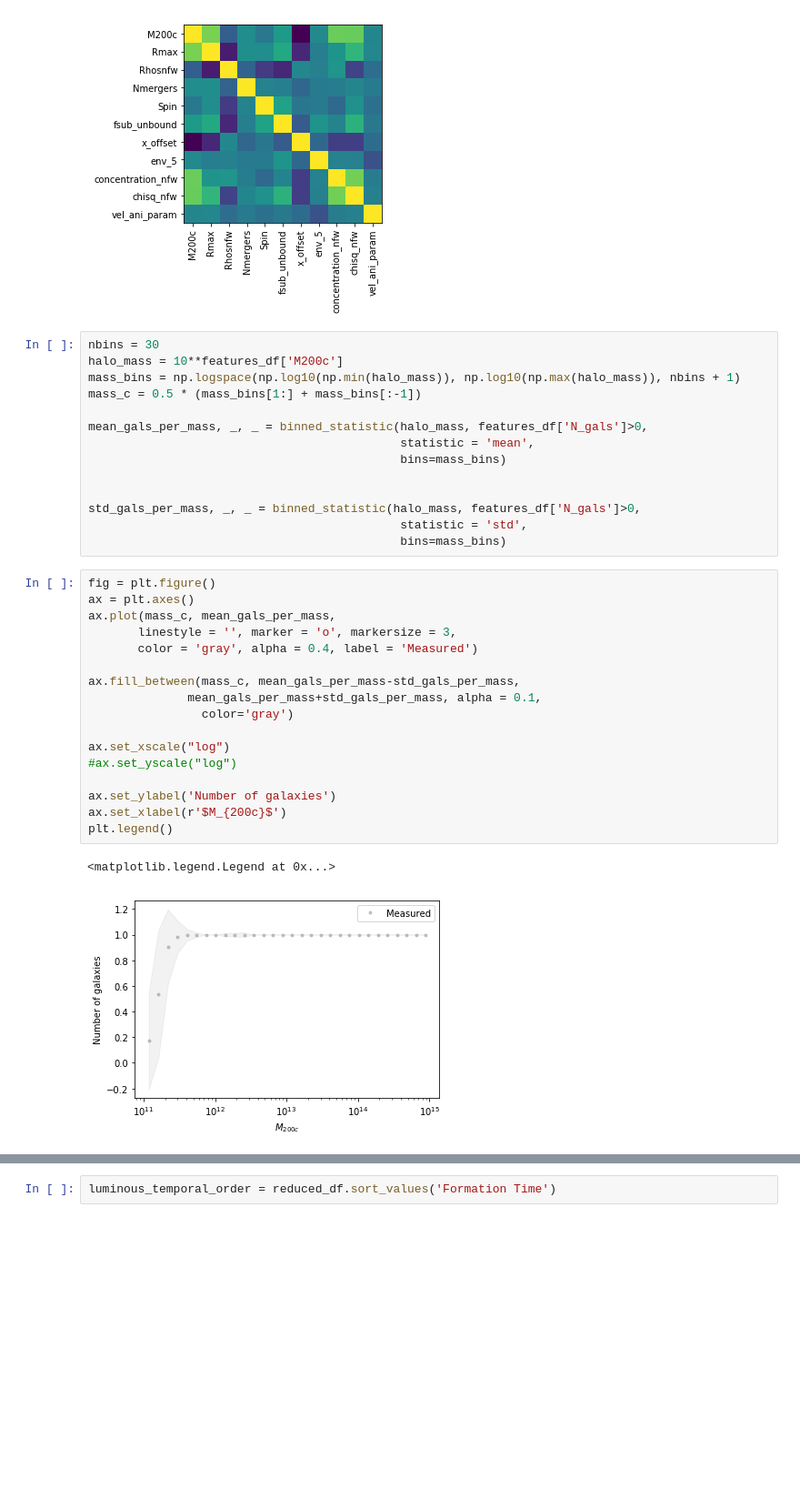
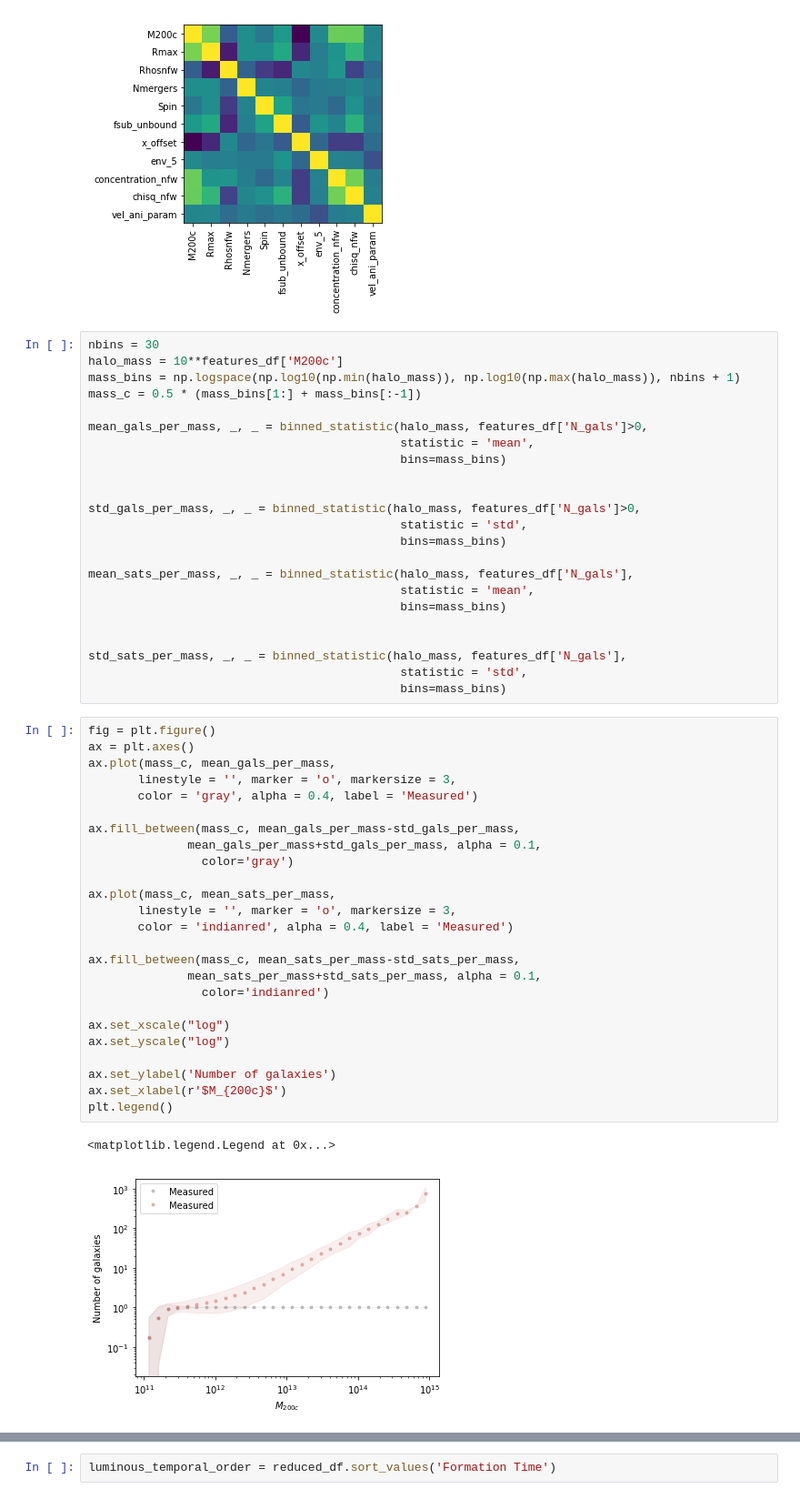
Before and after one commit to florpi/GaHaCo, a Jupyter notebook: notebooks/data_validation.ipynb, the cells around one changed output, grey strips where cells are left out. Shown: that part at 91% size. Saved outputs shown, nothing was run; the diff lists cells and outputs as text; blank space fills up the shorter version.

```diff
--- a/notebooks/data_validation.ipynb
+++ b/notebooks/data_validation.ipynb
@@ -209,23 +219,40 @@ mean_gals_per_mass, _, _ = binned_statistic(halo_mass, features_df['N_gals']>0,
 std_gals_per_mass, _, _ = binned_statistic(halo_mass, features_df['N_gals']>0,
                                             statistic = 'std',
                                             bins=mass_bins)
+
+mean_sats_per_mass, _, _ = binned_statistic(halo_mass, features_df['N_gals'],
+                                            statistic = 'mean',
+                                            bins=mass_bins)
+
+
+std_sats_per_mass, _, _ = binned_statistic(halo_mass, features_df['N_gals'],
+                                            statistic = 'std',
+                                            bins=mass_bins)
 # %%
 fig = plt.figure()
 ax = plt.axes()
 ax.plot(mass_c, mean_gals_per_mass,
        linestyle = '', marker = 'o', markersize = 3,
        color = 'gray', alpha = 0.4, label = 'Measured')
 
 ax.fill_between(mass_c, mean_gals_per_mass-std_gals_per_mass,
               mean_gals_per_mass+std_gals_per_mass, alpha = 0.1,
                 color='gray')
 
+ax.plot(mass_c, mean_sats_per_mass,
+       linestyle = '', marker = 'o', markersize = 3,
+       color = 'indianred', alpha = 0.4, label = 'Measured')
+
+ax.fill_between(mass_c, mean_sats_per_mass-std_sats_per_mass,
+              mean_sats_per_mass+std_sats_per_mass, alpha = 0.1,
+                color='indianred')
+
 ax.set_xscale("log")
-#ax.set_yscale("log")
+ax.set_yscale("log")
 
 ax.set_ylabel('Number of galaxies')
 ax.set_xlabel(r'$M_{200c}$')
 plt.legend()
 # %% [output]
 <matplotlib.legend.Legend at 0x...>
-[figure, old version]
+[figure, new version]
```
Also changed, not shown: parts of 10 cells of this notebook, 6 other files.
